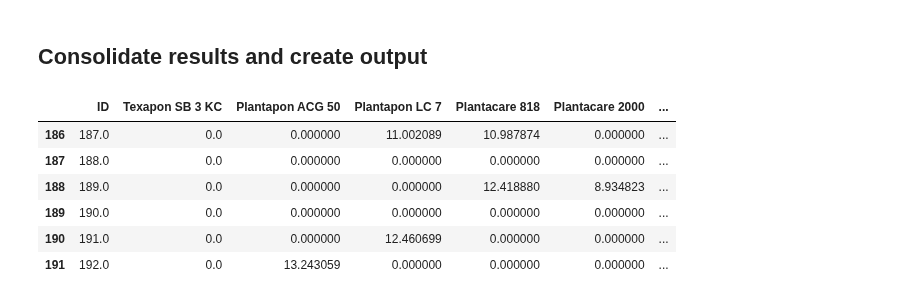
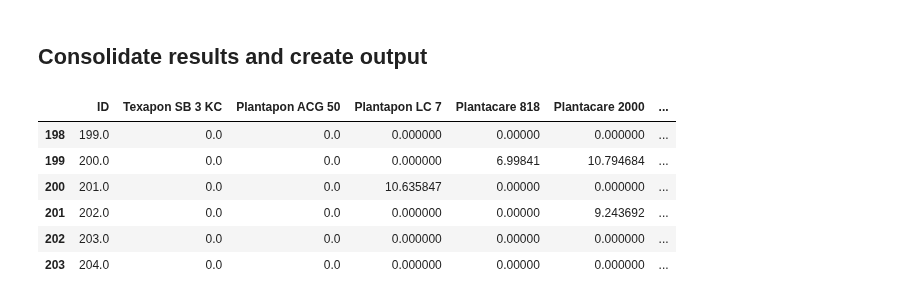
Before and after one commit to AniketChitre/formulations-prep, a Jupyter notebook: balance_analysis.ipynb, the cells around one changed output. Cells and saved outputs as stored; diff of their text form; code cells hidden in the pictures.

```diff
--- a/balance_analysis.ipynb
+++ b/balance_analysis.ipynb
@@ -6,7 +6,7 @@ import pandas as pd
 %matplotlib notebook
 
 speciesList = pmb.PipettingSpecies.readCSV('SpeciesDictionary.csv')
-instructions = pmb.PipettingInstructions.readCSV('DoE_csv/MasterDataset_OT_DoE_20-26-03-23.csv', firstRow=186, lastRow=192)
+instructions = pmb.PipettingInstructions.readCSV('DoE_csv/MasterDataset_OT_DoE_20-26-03-23.csv', firstRow=198, lastRow=204)
 targetVolume = 10
 sampleList = pmb.PipettingSample.createSamples(instructions,targetVol=targetVolume)
 maxVolume = 1
@@ -15,7 +15,8 @@ for sample in sampleList:
     sample.getVolFracSeries(speciesDictionary=speciesList)
 steps = pmb.PipettingStep.createSteps(instructions=instructions,speciesDictionary=speciesList,sampleList=sampleList,maxVol=maxVolume)
 
-massProfile = pmb.MassProfile('mass_data/MassProfile_200323_S187-192.csv',t_baseline=25,derivNoise=0.005,secDerivNoise=0.001)
+massProfile = pmb.MassProfile('mass_data/MassProfile_210323_S199-204.csv',t_baseline=30,derivNoise=0.005,secDerivNoise=0.001)
+#default t_baseline=25
 # %% [markdown]
 ## Analyse Water Addition
 # %%
@@ -94,19 +94,19 @@ Addition of 0.309g Arlypon TT detected from 3048s to 3064s - expected volume = 0
 # %%
 for step in steps:
     step.addToSample()
 actualMassFractions = pd.DataFrame(dtype='float64').reindex_like(instructions)
 actualMassFractions[:]=0
 for i in range(len(sampleList)):
     actualMassFractions['ID'].iloc[i] = sampleList[i].sampleId
     for entry in sampleList[i].addedMassSeries.iteritems():
         actualMassFractions[entry[0]].iloc[i] = entry[1]/sampleList[i].actualMass*100
-actualMassFractions.to_csv('mass_data/FreshlyAnalysed_200323_S187-S192.csv', index=False)
+actualMassFractions.to_csv('mass_data/FreshlyAnalysed_210323_S199-S204.csv', index=False)
 actualMassFractions
 # %% [output]
 |  | ID | Texapon SB 3 KC | Plantapon ACG 50 | Plantapon LC 7 | Plantacare 818 | Plantacare 2000 | ... |
-| 186 | 187.0 | 0.0 | 0.000000 | 11.002089 | 10.987874 | 0.000000 | ... |
-| 187 | 188.0 | 0.0 | 0.000000 | 0.000000 | 0.000000 | 0.000000 | ... |
-| 188 | 189.0 | 0.0 | 0.000000 | 0.000000 | 12.418880 | 8.934823 | ... |
-| 189 | 190.0 | 0.0 | 0.000000 | 0.000000 | 0.000000 | 0.000000 | ... |
-| 190 | 191.0 | 0.0 | 0.000000 | 12.460699 | 0.000000 | 0.000000 | ... |
-| 191 | 192.0 | 0.0 | 13.243059 | 0.000000 | 0.000000 | 0.000000 | ... |
+| 198 | 199.0 | 0.0 | 0.0 | 0.000000 | 0.00000 | 0.000000 | ... |
+| 199 | 200.0 | 0.0 | 0.0 | 0.000000 | 6.99841 | 10.794684 | ... |
+| 200 | 201.0 | 0.0 | 0.0 | 10.635847 | 0.00000 | 0.000000 | ... |
+| 201 | 202.0 | 0.0 | 0.0 | 0.000000 | 0.00000 | 9.243692 | ... |
+| 202 | 203.0 | 0.0 | 0.0 | 0.000000 | 0.00000 | 0.000000 | ... |
+| 203 | 204.0 | 0.0 | 0.0 | 0.000000 | 0.00000 | 0.000000 | ... |
```
Also changed, not shown: parts of 4 cells of this notebook, 6 other files.
